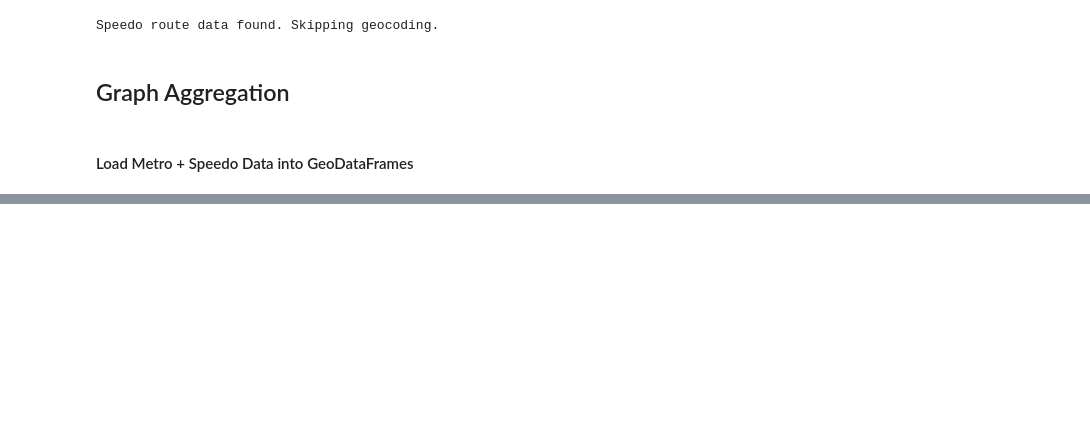
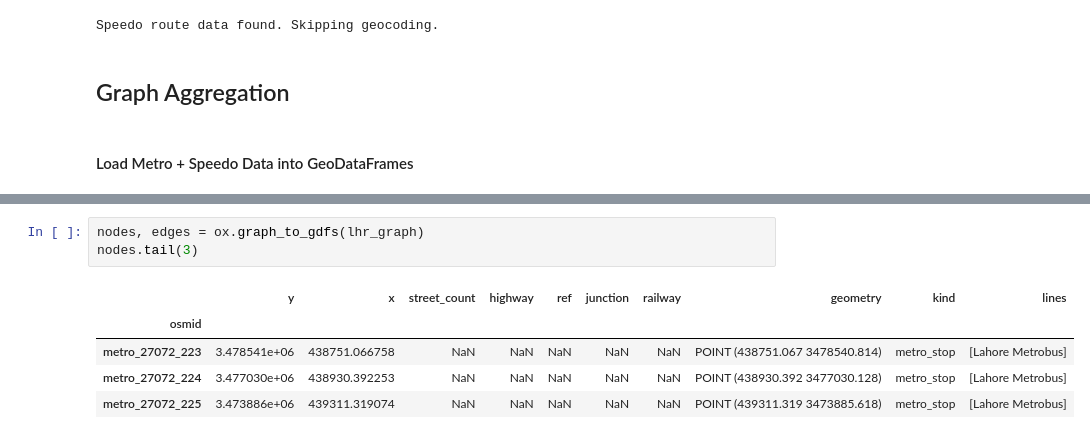
Before and after one commit to masroof-maindak/naqsha-e-safar, a Jupyter notebook: src/preprocessing.ipynb, the cells around one changed output, grey strips where cells are left out. Saved outputs shown, nothing was run; the diff lists cells and outputs as text; blank space fills up the shorter version.

```diff
--- a/src/preprocessing.ipynb
+++ b/src/preprocessing.ipynb
@@ -523,0 +627,9 @@ speedo_routes.head(2)
+# %%
+nodes, edges = ox.graph_to_gdfs(lhr_graph)
+nodes.tail(3)
+# %% [output]
+|  | y | x | street_count | highway | ref | junction | railway | geometry | kind | lines |
+| osmid |  |  |  |  |  |  |  |  |  |  |
+| metro_27072_223 | 3.478541e+06 | 438751.066758 | NaN | NaN | NaN | NaN | NaN | POINT (438751.067 3478540.814) | metro_stop | [Lahore Metrobus] |
+| metro_27072_224 | 3.477030e+06 | 438930.392253 | NaN | NaN | NaN | NaN | NaN | POINT (438930.392 3477030.128) | metro_stop | [Lahore Metrobus] |
+| metro_27072_225 | 3.473886e+06 | 439311.319074 | NaN | NaN | NaN | NaN | NaN | POINT (439311.319 3473885.618) | metro_stop | [Lahore Metrobus] |
```
Also changed, not shown: parts of 7 cells of this notebook, 1 other file.
